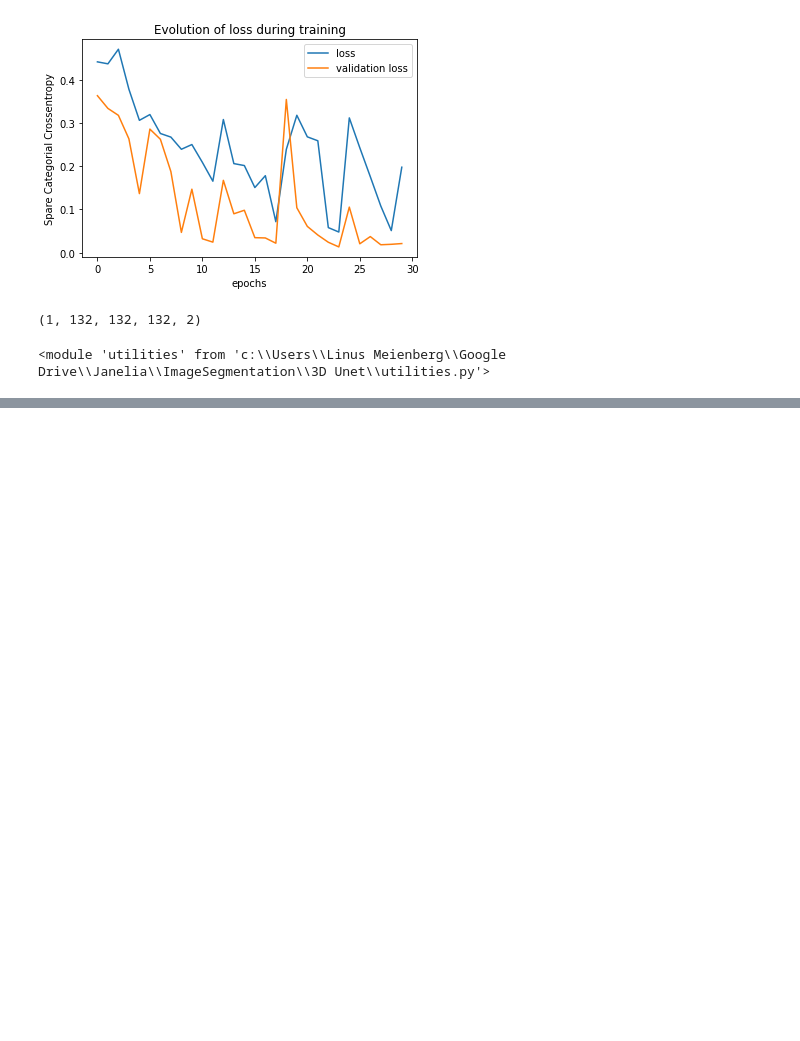
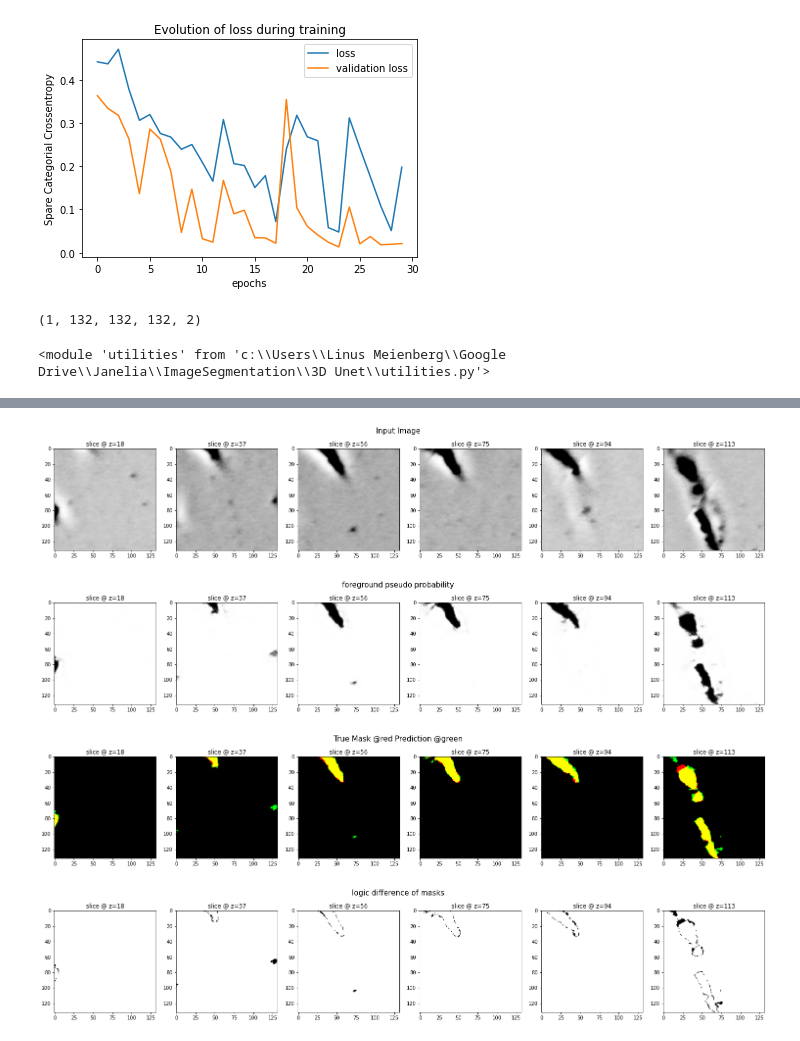
Before and after one commit to randomstructures/ExLSM-Image-Segmentation, a Jupyter notebook: 3D Unet/main.ipynb, the cells around one changed output, grey strips where cells are left out. Drawn from its saved outputs; the diff is of its cells as text; code cells hidden in the pictures; blank space fills up the shorter version.

```diff
--- a/3D Unet/main.ipynb
+++ b/3D Unet/main.ipynb
@@ -260,0 +262,14 @@ utilities.showZSlices(sample_prediction[0], channel=1, title='Foreground probabi
+# %%
+# Prediction evaluation cockpit V2
+utilities.showZSlices(test_batch[0][0,44:176,44:176,44:176,:], channel=0, n_slices=6, title='Input Image')
+prob = utilities.applySoftmax(sample_prediction)
+utilities.showZSlices(prob[0], channel=1,n_slices=6, title='foreground pseudo probability' )
+mask_overlay = utilities.makeRGBComposite(r=test_batch[1], g=sample_prediction_mask,b=None, gain=255) # Make an overlay of the true mask (red) and the predicted mask (green)
+utilities.showZSlices(mask_overlay[0],n_slices=6, rgb=True, title='True Mask @red Prediction @green')
+logic_diff = sample_prediction_mask !=  test_batch[1]
+utilities.showZSlices(logic_diff[0], channel=0,n_slices=6, title='logic difference of masks')
+# %% [output]
+[figure, added]
+[figure, added]
+[figure, added]
+[figure, added]
```
Also changed, not shown: parts of 8 cells of this notebook.
